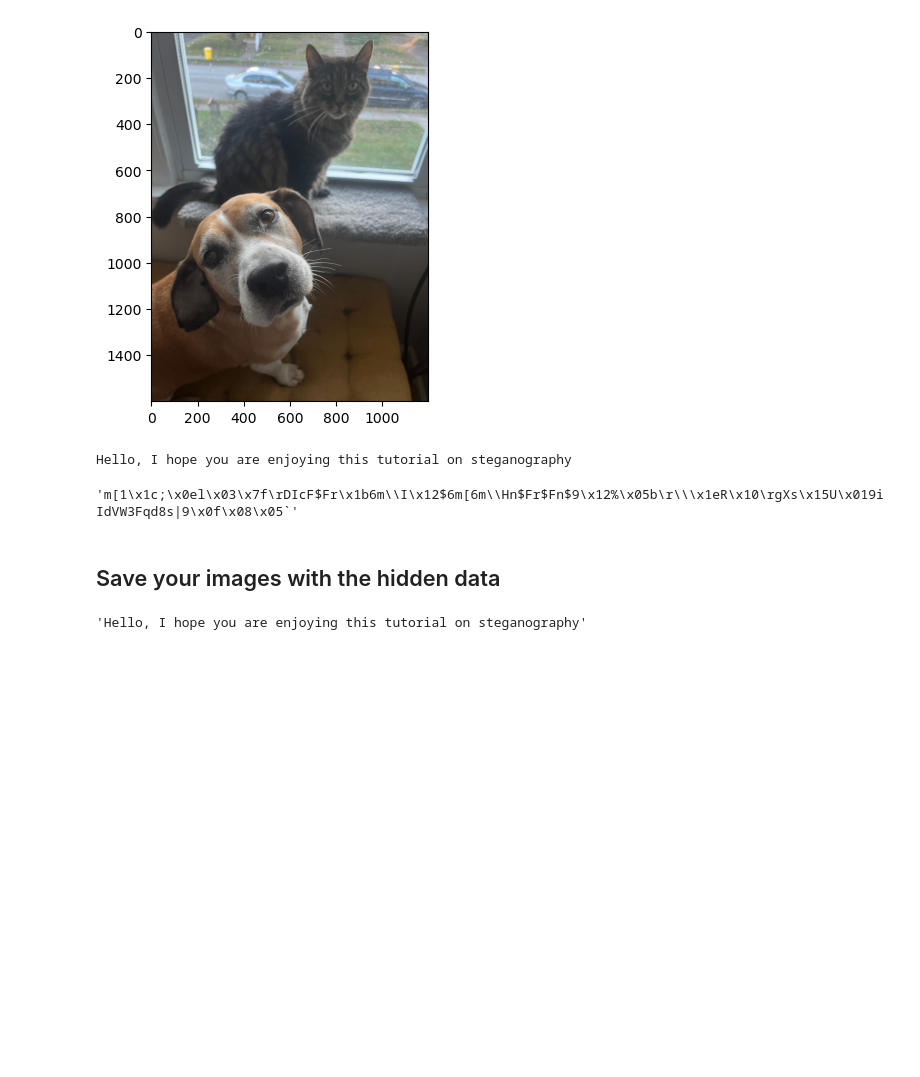
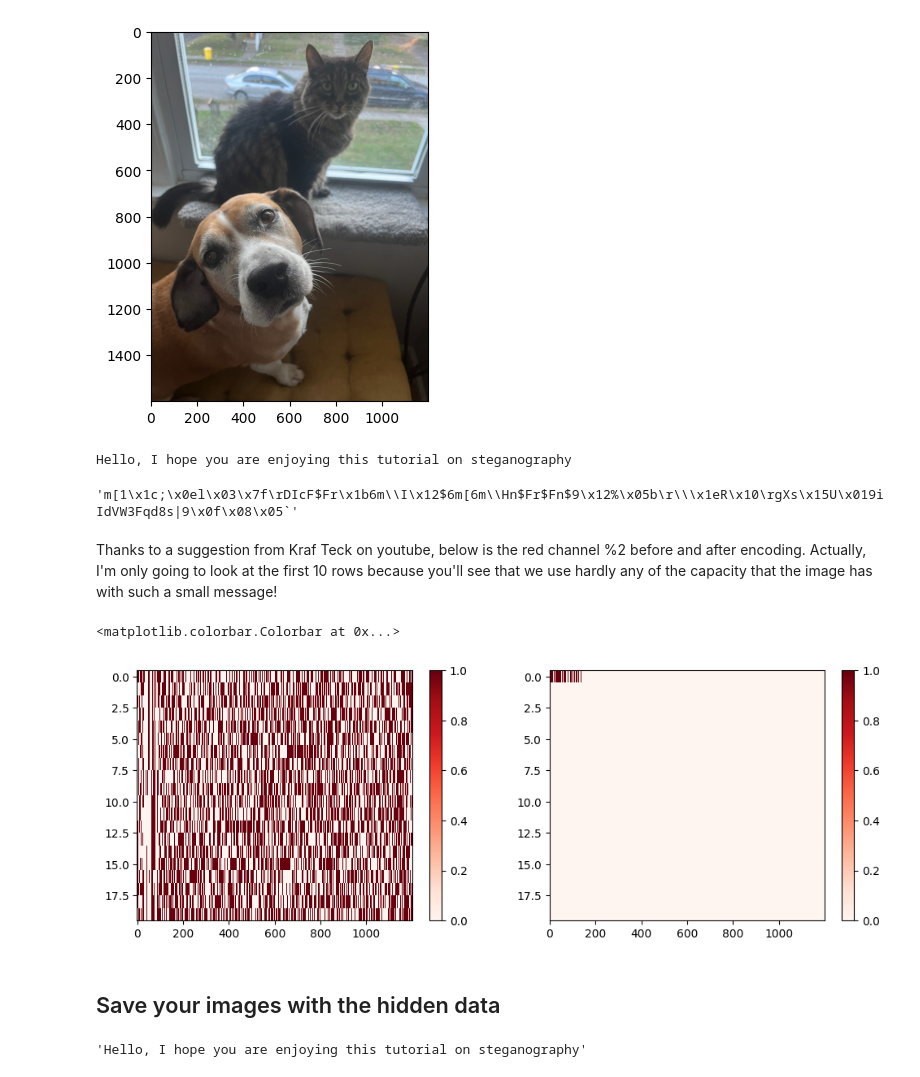
Before and after one commit to ctraliedotcom/basicimageprocessing, a Jupyter notebook: LSBImgSteg.ipynb, the cells around one changed output. Saved outputs shown, nothing was run; the diff lists cells and outputs as text; code cells hidden in the pictures; blank space fills up the shorter version.

Commit message:
Showing decoded red channel

```diff
--- a/LSBImgSteg.ipynb
+++ b/LSBImgSteg.ipynb
@@ -136,6 +136,19 @@ Hello, I hope you are enjoying this tutorial on steganography
 decode(I) # If we didn't hide anything, we'lll get gibberish back
 # %% [output]
 'm[1\x1c;\x0el\x03\x7f\rDIcF$Fr\x1b6m\\I\x12$6m[6m\\Hn$Fr$Fn$9\x12%\x05b\r\\\x1eR\x10\rgXs\x15U\x019iIdVW3Fqd8s|9\x0f\x08\x05`'
+# %% [markdown]
+Thanks to a suggestion from Kraf Teck on youtube, below is the red channel %2 before and after encoding.  Actually, I'm only going to look at the first 10 rows because you'll see that we use hardly any of the capacity that the image has with such a small message!
+# %%
+plt.figure(figsize=(12, 4))
+plt.subplot(121)
+plt.imshow(I[0:20, :, 0]%2, cmap='Reds', aspect='auto', interpolation='none')
+plt.subplot(122)
+plt.colorbar()
+plt.imshow(I2[0:20, :, 0]%2, cmap='Reds', aspect='auto', interpolation='none')
+plt.colorbar()
+# %% [output]
+<matplotlib.colorbar.Colorbar at 0x...>
+[figure, added]
 # %% [markdown]
 ## Save your images with the hidden data
 # %%
```
Also changed, not shown: parts of 1 cell of this notebook, 1 other file.
